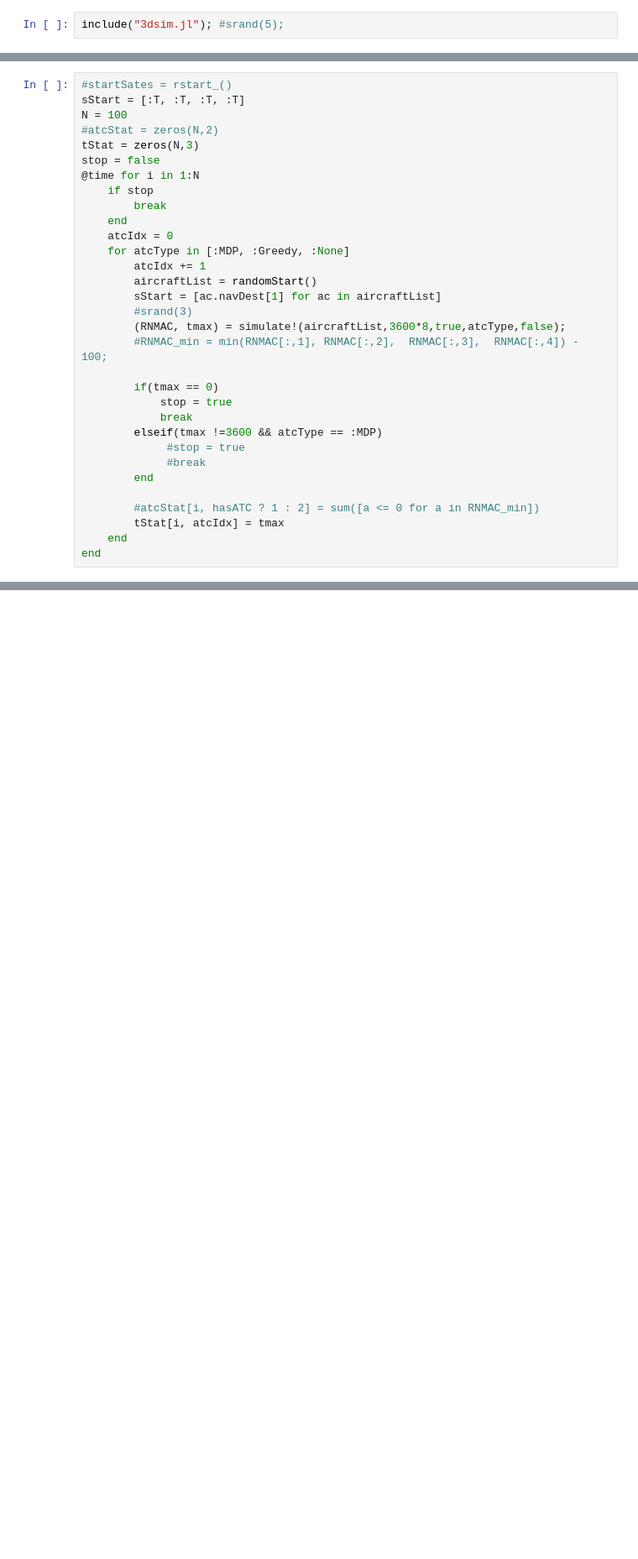
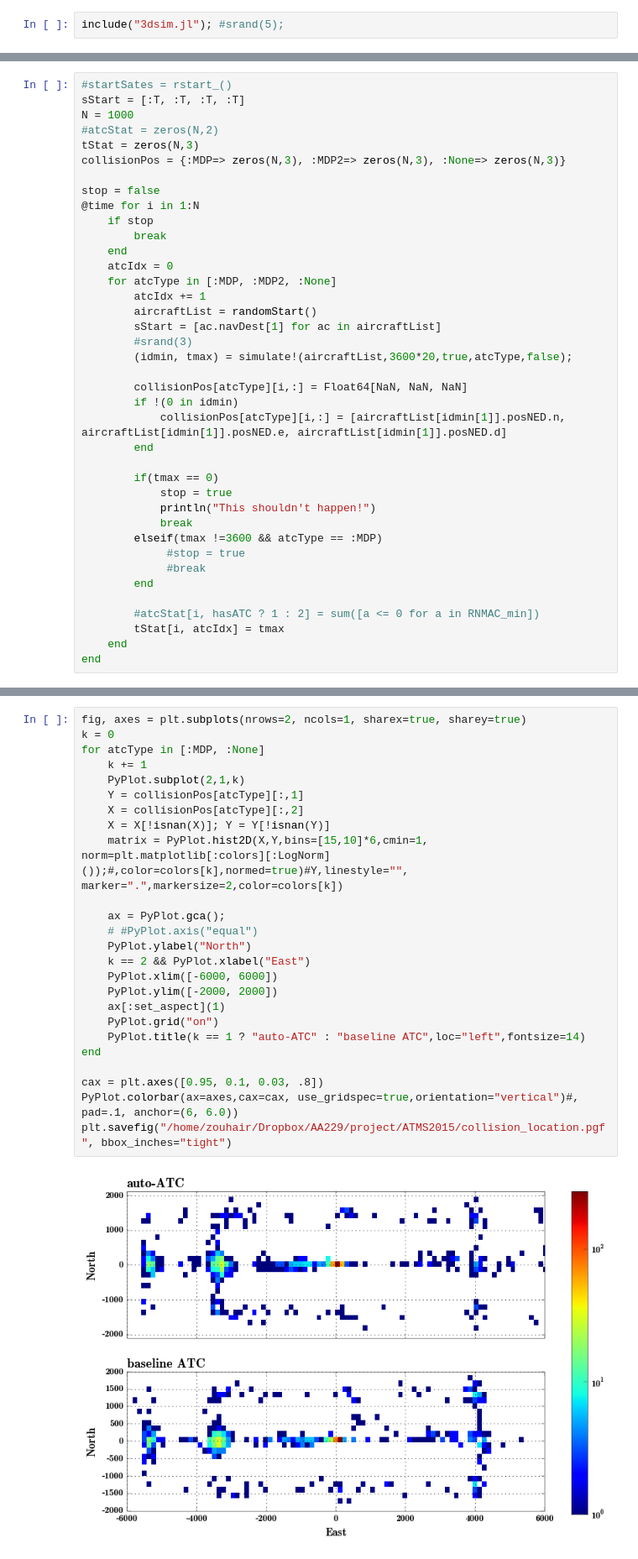
Before and after one commit to sisl/autoATC, a Jupyter notebook: 3dsim.ipynb, the cells around one changed output, grey strips where cells are left out. Shown at 84% size. Cells and saved outputs as stored; diff of their text form; blank space fills up the shorter version.

```diff
--- a/3dsim.ipynb
+++ b/3dsim.ipynb
@@ -89,25 +113,32 @@ randomStart (generic function with 1 method)
 # %%
 #startSates = rstart_()
 sStart = [:T, :T, :T, :T]
-N = 100
+N = 1000
 #atcStat = zeros(N,2)
 tStat = zeros(N,3)
+collisionPos = {:MDP=> zeros(N,3), :MDP2=> zeros(N,3), :None=> zeros(N,3)}
+
 stop = false
 @time for i in 1:N
     if stop
         break
     end
     atcIdx = 0
-    for atcType in [:MDP, :Greedy, :None]
+    for atcType in [:MDP, :MDP2, :None]
         atcIdx += 1
         aircraftList = randomStart()
         sStart = [ac.navDest[1] for ac in aircraftList]
         #srand(3)
-        (RNMAC, tmax) = simulate!(aircraftList,3600*8,true,atcType,false);
-        #RNMAC_min = min(RNMAC[:,1], RNMAC[:,2],  RNMAC[:,3],  RNMAC[:,4]) - 100;
+        (idmin, tmax) = simulate!(aircraftList,3600*20,true,atcType,false);
+
+        collisionPos[atcType][i,:] = Float64[NaN, NaN, NaN]
+        if !(0 in idmin)
+            collisionPos[atcType][i,:] = [aircraftList[idmin[1]].posNED.n, aircraftList[idmin[1]].posNED.e, aircraftList[idmin[1]].posNED.d]
+        end
 
         if(tmax == 0)
             stop = true
+            println("This shouldn't happen!")
             break
         elseif(tmax !=3600 && atcType == :MDP)
              #stop = true
@@ -123 +157,28 @@ end
+# %%
+fig, axes = plt.subplots(nrows=2, ncols=1, sharex=true, sharey=true)
+k = 0
+for atcType in [:MDP, :None]
+    k += 1
+    PyPlot.subplot(2,1,k)
+    Y = collisionPos[atcType][:,1]
+    X = collisionPos[atcType][:,2]
+    X = X[!isnan(X)]; Y = Y[!isnan(Y)]
+    matrix = PyPlot.hist2D(X,Y,bins=[15,10]*6,cmin=1, norm=plt.matplotlib[:colors][:LogNorm]());#,color=colors[k],normed=true)#Y,linestyle="", marker=".",markersize=2,color=colors[k])
+
+    ax = PyPlot.gca();
+    # #PyPlot.axis("equal")
+    PyPlot.ylabel("North")
+    k == 2 && PyPlot.xlabel("East")
+    PyPlot.xlim([-6000, 6000])
+    PyPlot.ylim([-2000, 2000])
+    ax[:set_aspect](1)
+    PyPlot.grid("on")
+    PyPlot.title(k == 1 ? "auto-ATC" : "baseline ATC",loc="left",fontsize=14)
+end
+
+cax = plt.axes([0.95, 0.1, 0.03, .8])
+PyPlot.colorbar(ax=axes,cax=cax, use_gridspec=true,orientation="vertical")#, pad=.1, anchor=(6, 6.0))
+plt.savefig("/home/zouhair/Dropbox/AA229/project/ATMS2015/collision_location.pgf", bbox_inches="tight")
+# %% [output]
+[figure, added]
 # %%
```
Also changed, not shown: parts of 19 cells of this notebook, 3 other files.
